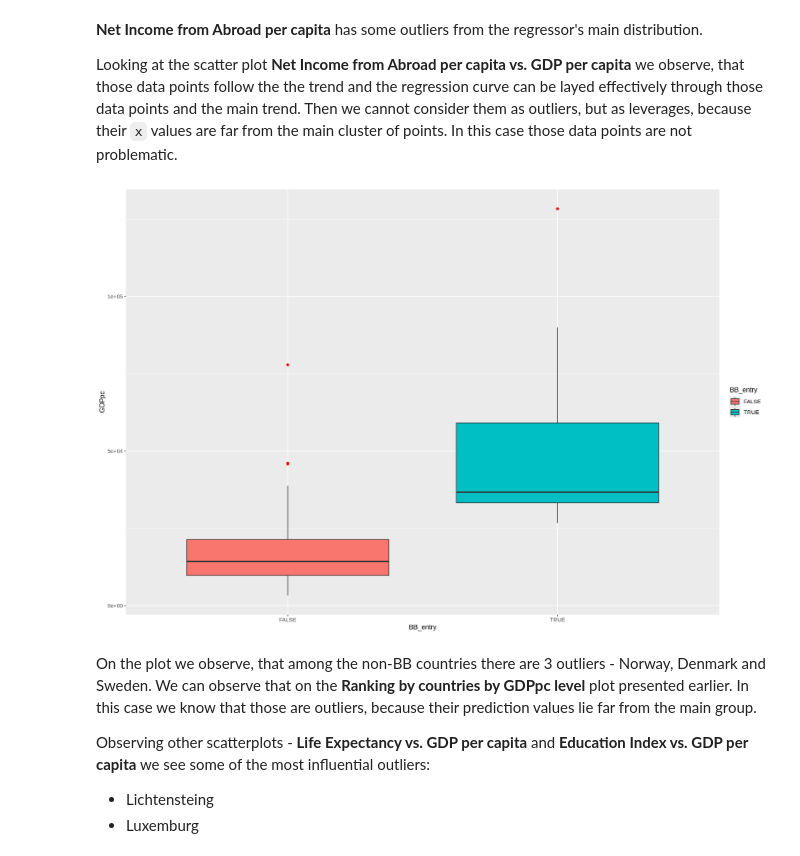
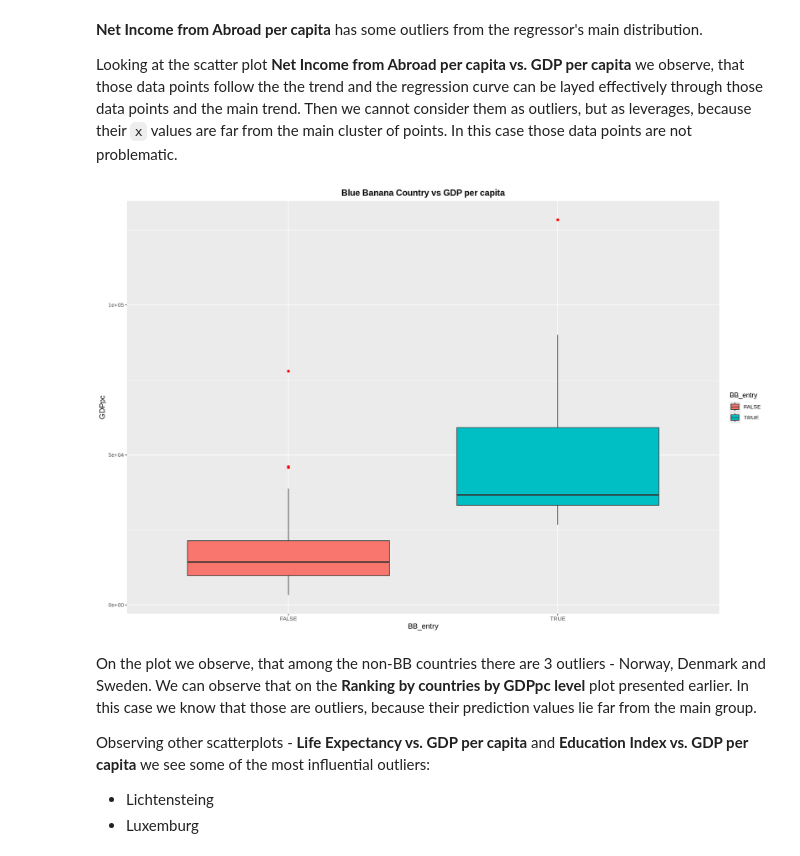
Before and after one commit to nickobard/eurostat-datasets-analysis, a Jupyter notebook: sem-3/semestral-work.ipynb, the cells around one changed output. Cells and saved outputs as stored; diff of their text form; code cells hidden in the pictures.

```diff
--- a/sem-3/semestral-work.ipynb
+++ b/sem-3/semestral-work.ipynb
@@ -786,9 +786,11 @@ plot_grid(boxplot_LE, boxplot_EI, boxplot_NFIApc,
 Looking at the scatter plot **Net Income from Abroad per capita vs. GDP per capita** we observe, that those data points follow the the trend and the regression curve can be layed effectively through those data points and the main trend. Then we cannot consider them as outliers, but as leverages, because their `x` values are far from the main cluster of points. In this case those data points are not problematic.
 # %%
 ggplot(data, aes(x=BB_entry, y=GDPpc, fill=BB_entry)) +
-  geom_boxplot(outlier.color='red')
+  geom_boxplot(outlier.color='red') +
+  labs(title="Blue Banana Country vs GDP per capita") +
+  theme
 # %% [output]
-[figure, old version]
+[figure, new version]
 # %% [markdown]
 On the plot we observe, that among the non-BB countries there are 3 outliers - Norway, Denmark and Sweden. We can observe that on the **Ranking by countries by GDPpc level** plot presented earlier. In this case we know that those are outliers, because their prediction values lie far from the main group.
 
```
Also changed, not shown: parts of 22 cells of this notebook.
